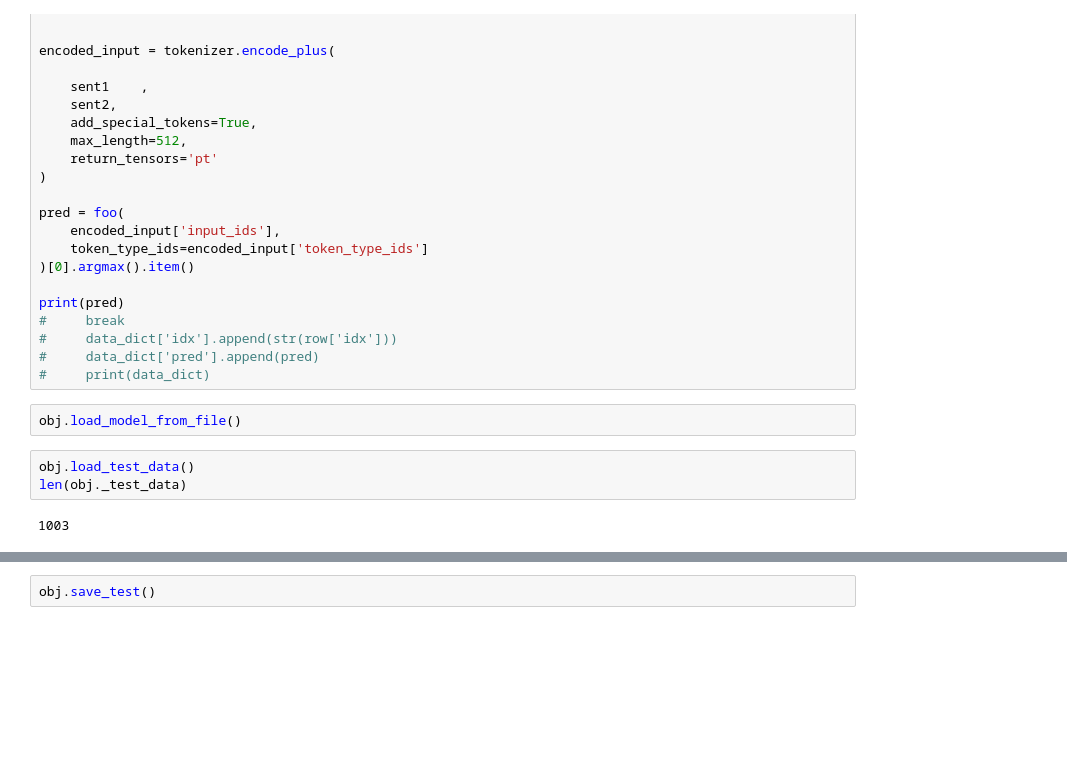
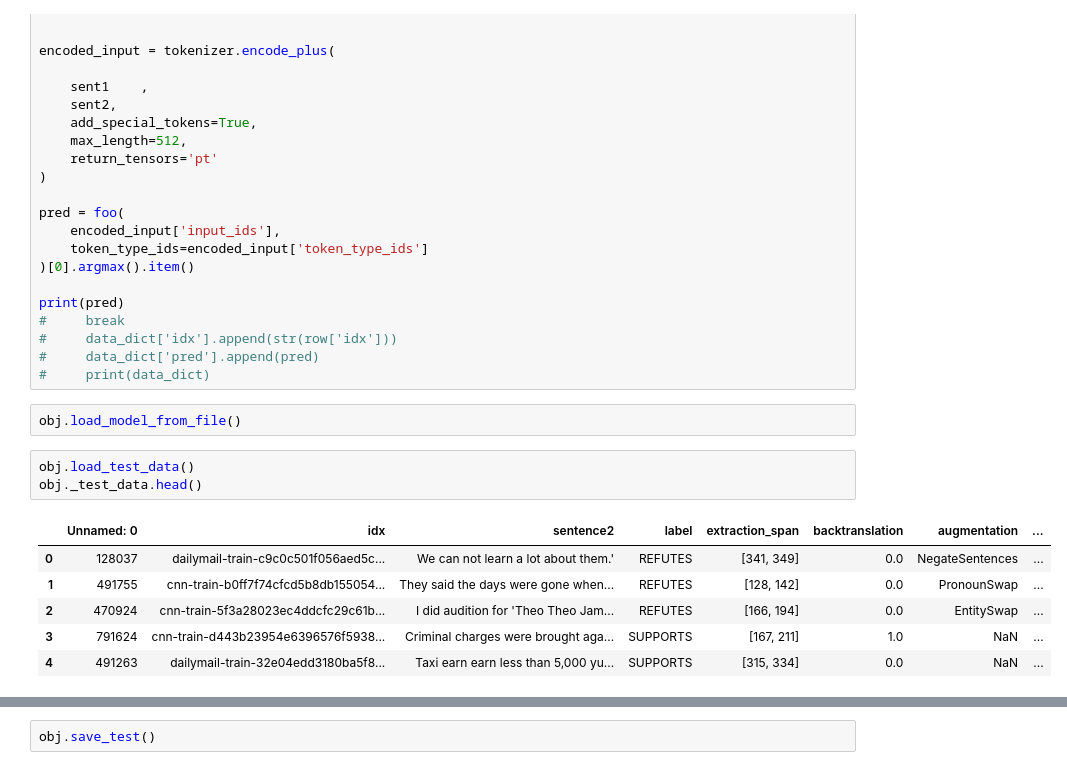
Before and after one commit to nargesam/factCC, a Jupyter notebook: notebooks/Workflow_analysis_test.ipynb, the cells around one changed output, grey strips where cells are left out. Drawn from its saved outputs; the diff is of its cells as text; blank space fills up the shorter version.

```diff
--- a/notebooks/Workflow_analysis_test.ipynb
+++ b/notebooks/Workflow_analysis_test.ipynb
@@ -168,9 +168,14 @@ print(pred)
 obj.load_model_from_file()
 # %%
 obj.load_test_data()
-len(obj._test_data)
+obj._test_data.head()
 # %% [output]
-1003
+|  | Unnamed: 0 | idx | sentence2 | label | extraction_span | backtranslation | augmentation | ... |
+| 0 | 128037 | dailymail-train-c9c0c501f056aed5c... | We can not learn a lot about them.' | REFUTES | [341, 349] | 0.0 | NegateSentences | ... |
+| 1 | 491755 | cnn-train-b0ff7f74cfcd5b8db155054... | They said the days were gone when... | REFUTES | [128, 142] | 0.0 | PronounSwap | ... |
+| 2 | 470924 | cnn-train-5f3a28023ec4ddcfc29c61b... | I did audition for 'Theo Theo Jam... | REFUTES | [166, 194] | 0.0 | EntitySwap | ... |
+| 3 | 791624 | cnn-train-d443b23954e6396576f5938... | Criminal charges were brought aga... | SUPPORTS | [167, 211] | 1.0 | NaN | ... |
+| 4 | 491263 | dailymail-train-32e04edd3180ba5f8... | Taxi earn earn less than 5,000 yu... | SUPPORTS | [315, 334] | 0.0 | NaN | ... |
 # %%
 obj.run_test()
 # %% [output]
```
Also changed, not shown: parts of 10 cells of this notebook, 21 other files.
